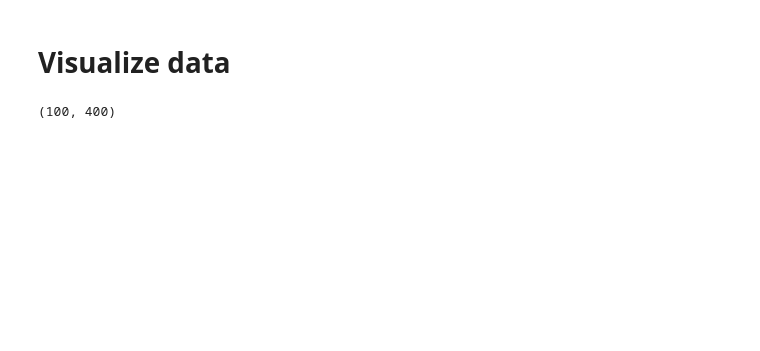
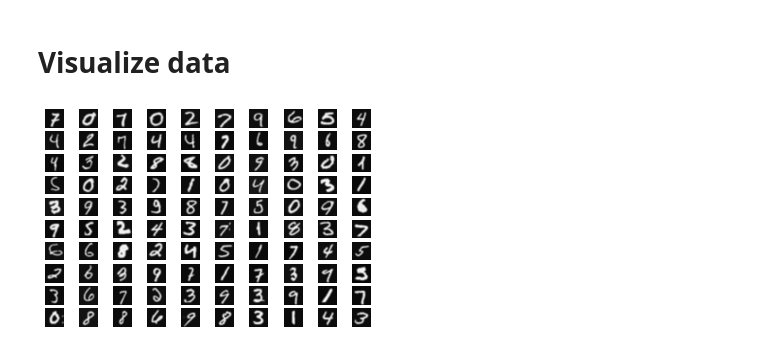
Before and after one commit to kenextra/MLFromScratch, a Jupyter notebook: Multi-Class Classification.ipynb, the cells around one changed output. Cells and saved outputs as stored; diff of their text form; code cells hidden in the pictures; blank space fills up the shorter version.

```diff
--- a/Multi-Class Classification.ipynb
+++ b/Multi-Class Classification.ipynb
@@ -32,4 +26,0 @@ data_points = X[indices[0:100], : ]
-# %%
-data_points.shape
-# %% [output]
-(100, 400)
@@ -35,0 +30,11 @@ data_points.shape
+# %%
+for i, da in enumerate(data_points):
+    sp = plt.subplot(10, 10, i+1, facecolor='red')
+    sp.axis('Off')
+    # max_val = np.max(np.abs(da))
+    data_points_ = np.reshape(da, (20,20), order='F')# da.reshape(400, 1)
+    data_points_1 = data_points_.reshape(20,20)
+    # data_points_1 = ndimage.rotate(data_points_1, 45, reshape=False)
+    plt.imshow(data_points_1, cmap='gray', interpolation = 'bicubic') # / max_val
+# %% [output]
+[figure, added]
```
Also changed, not shown: parts of 13 cells of this notebook, 2 other files.
